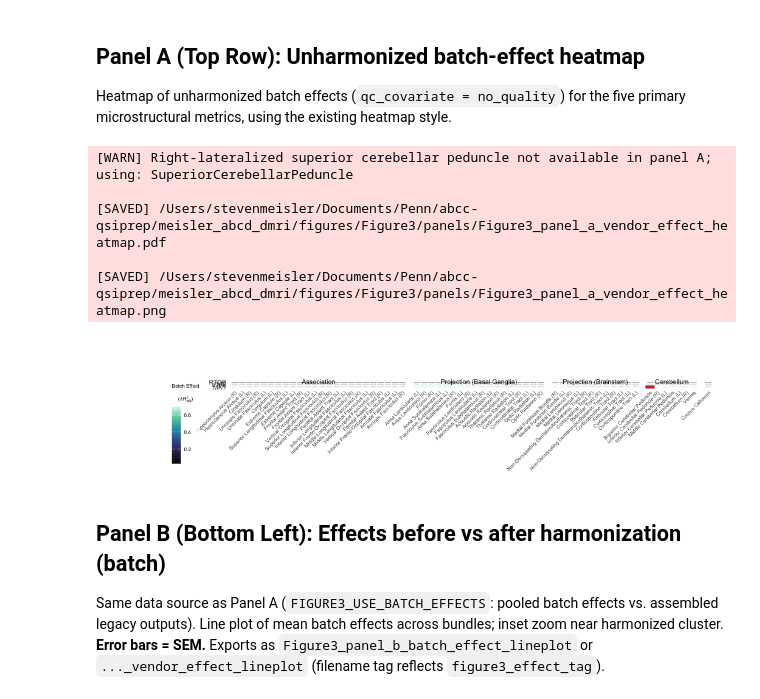
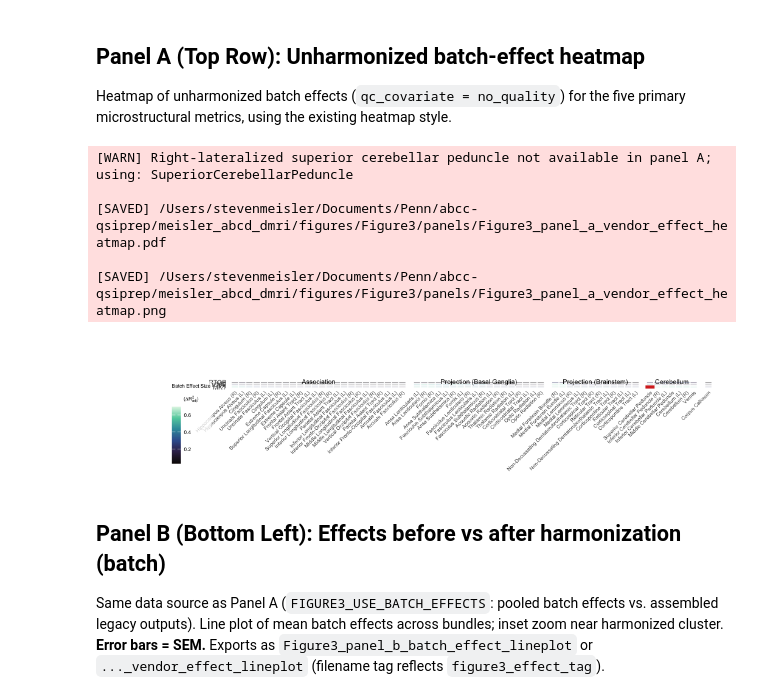
Before and after one commit to PennLINC/Meisler_ABCD_dMRI, a Jupyter notebook: scripts/6_figures/Figure3.ipynb, the cells around one changed output. Cells and saved outputs as stored; diff of their text form; code cells hidden in the pictures.

```diff
--- a/scripts/6_figures/Figure3.ipynb
+++ b/scripts/6_figures/Figure3.ipynb
@@ -293,7 +293,7 @@ p_panel_a <- ggplot(df_heat_plot, aes(x = bundle_clean, y = metric_label, fill =
   geom_tile(data = highlight_cell, aes(x = bundle_clean, y = metric_label), fill = NA, color = "#D73027", linewidth = 0.9, width = 0.98, height = heatmap_tile_height, inherit.aes = FALSE) +
   scale_fill_viridis_c(
     option = "mako",
-    name = expression(atop("Batch Effect", "(" * Delta * R[adj]^2 * ")")),
+    name = expression(atop("Batch Effect Size", "(" * Delta * R[adj]^2 * ")")),
     na.value = "white"
   ) +
   guides(fill = guide_colorbar(barheight = unit(length(metric_order) * heatmap_tile_height * 0.78, "lines"), barwidth = unit(0.62, "lines"))) +
@@ -327,34 +327,34 @@ p_panel_a <- ggplot(df_heat_plot, aes(x = bundle_clean, y = metric_label, fill =
 y_top <- length(metric_order) + 0.82
 for (i in seq_len(nrow(cat_positions))) {
   p_panel_a <- p_panel_a + annotate(
     "text",
     x = cat_positions$xmid[i],
     y = y_top,
     label = cat_positions$bundle_category[i],
     family = font_family_use,
     size = pt_for_export(axis_text_pt + 0.5, heatmap_export_width_in, heatmap_final_width_in) / .pt
   )
 }
 
 options(repr.plot.width = figure_width_in, repr.plot.height = heatmap_height_in, repr.plot.res = 120)
 
 p_panel_a
 save_plot_outputs(
   p_panel_a,
   "Figure3_panel_a_vendor_effect_heatmap",
   fs::path(figure3_dir, "panels"),
   panel_export_width_a_in,
   panel_export_height_a_in,
   pdf_family = font_family_use,
   allow_sans_fallback = FALSE
 )
 # %% [output]
 [WARN] Right-lateralized superior cerebellar peduncle not available in panel A; using: SuperiorCerebellarPeduncle
 
 [SAVED] /Users/stevenmeisler/Documents/Penn/abcc-qsiprep/meisler_abcd_dmri/figures/Figure3/panels/Figure3_panel_a_vendor_effect_heatmap.pdf
 
 [SAVED] /Users/stevenmeisler/Documents/Penn/abcc-qsiprep/meisler_abcd_dmri/figures/Figure3/panels/Figure3_panel_a_vendor_effect_heatmap.png
-[figure, old version]
+[figure, new version]
 # %% [markdown]
 ## Panel B (Bottom Left): Effects before vs after harmonization (batch)
 
```
Also changed, not shown: parts of 4 cells of this notebook, 5 other files.
